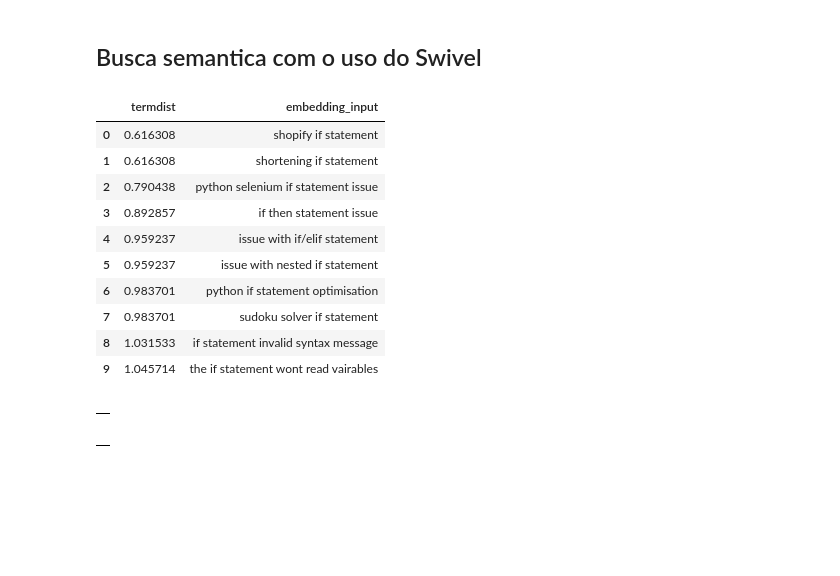
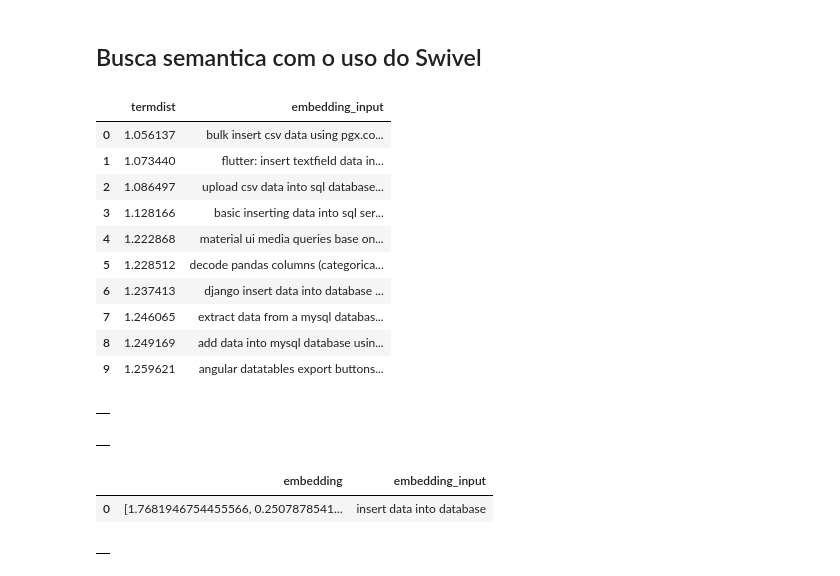
Before and after one commit to JessicaIsri/bigquery_embeddings_swivel, a Jupyter notebook: BigQueryEmbenddings.ipynb, the cells around one changed output. Drawn from its saved outputs; the diff is of its cells as text; code cells hidden in the pictures; blank space fills up the shorter version.

```diff
--- a/BigQueryEmbenddings.ipynb
+++ b/BigQueryEmbenddings.ipynb
@@ -118,31 +120,31 @@ CREATE FUNCTION `ml_example.term_distance`(a ARRAY<FLOAT64>, b ARRAY<FLOAT64>) A
 # %%
 %%bigquery --project gee-bq-experiments
 
 WITH search_term AS (
   SELECT embedding as term_embedding FROM ML.PREDICT(MODEL`gee-bq-experiments.ml_example.stack_overflow_swivel`,
-  (SELECT  "\"if\" statement?" AS embedding_input))
+  (SELECT "insert data into database" AS embedding_input))
 )
 SELECT
 
   `gee-bq-experiments.ml_example.term_distance`(term_embedding, embedding) AS termdist,
   embedding_input
 FROM ML.PREDICT(MODEL `gee-bq-experiments.ml_example.stack_overflow_swivel`,(
   SELECT LOWER(title) AS embedding_input
   FROM `gee-bq-experiments.ml_example.posts_questions_2022`
 )), search_term
 ORDER By termdist ASC
 LIMIT 10
 # %% [output]
 |  | termdist | embedding_input |
-| 0 | 0.616308 | shopify if statement |
-| 1 | 0.616308 | shortening if statement |
-| 2 | 0.790438 | python selenium if statement issue |
-| 3 | 0.892857 | if then statement issue |
-| 4 | 0.959237 | issue with if/elif statement |
-| 5 | 0.959237 | issue with nested if statement |
-| 6 | 0.983701 | python if statement optimisation |
-| 7 | 0.983701 | sudoku solver if statement |
-| 8 | 1.031533 | if statement invalid syntax message |
-| 9 | 1.045714 | the if statement wont read vairables |
+| 0 | 1.056137 | bulk insert csv data using pgx.co... |
+| 1 | 1.073440 | flutter: insert textfield data in... |
+| 2 | 1.086497 | upload csv data into sql database... |
+| 3 | 1.128166 | basic inserting data into sql ser... |
+| 4 | 1.222868 | material ui media queries base on... |
+| 5 | 1.228512 | decode pandas columns (categorica... |
+| 6 | 1.237413 | django insert data into database ... |
+| 7 | 1.246065 | extract data from a mysql databas... |
+| 8 | 1.249169 | add data into mysql database usin... |
+| 9 | 1.259621 | angular datatables export buttons... |
 # %%
 %%bigquery --project gee-bq-experiments
@@ -166,6 +180,27 @@ STRUCT(
 ));
 # %% [output]
 |  |
+# %%
+%%bigquery --project gee-bq-experiments
+CREATE  FUNCTION `ml_example.struct_to_arr_20`(s STRUCT<
+    p1 FLOAT64, p2 FLOAT64, p3 FLOAT64, p4 FLOAT64,
+    p5 FLOAT64, p6 FLOAT64, p7 FLOAT64, p8 FLOAT64,
+    p9 FLOAT64, p10 FLOAT64, p11 FLOAT64, p12 FLOAT64,
+    p13 FLOAT64, p14 FLOAT64, p15 FLOAT64, p16 FLOAT64,
+    p17 FLOAT64, p18 FLOAT64, p19 FLOAT64, p20 FLOAT64>)
+RETURNS ARRAY<FLOAT64>
+AS (
+  [s.p1, s.p2, s.p3, s.p4, s.p5, s.p6, s.p7, s.p8, s.p9, s.p10, s.p11, s.p12, s.p13, s.p14, s.p15, s.p16, s.p17, s.p18, s.p19, s.p20]
+);
+# %% [output]
+|  |
+# %%
+%%bigquery --project gee-bq-experiments
+SELECT embedding, embedding_input FROM ML.PREDICT(MODEL`gee-bq-experiments.ml_example.stack_overflow_swivel`,
+  (SELECT "insert data into database" AS embedding_input))
+# %% [output]
+|  | embedding | embedding_input |
+| 0 | [1.7681946754455566, 0.2507878541... | insert data into database |
 # %%
 %%bigquery --project gee-bq-experiments
 
```
Also changed, not shown: parts of 6 cells of this notebook.
